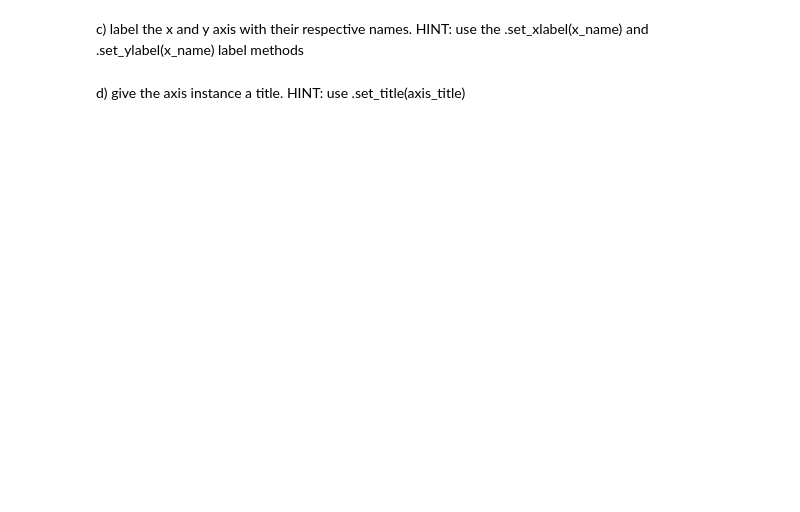
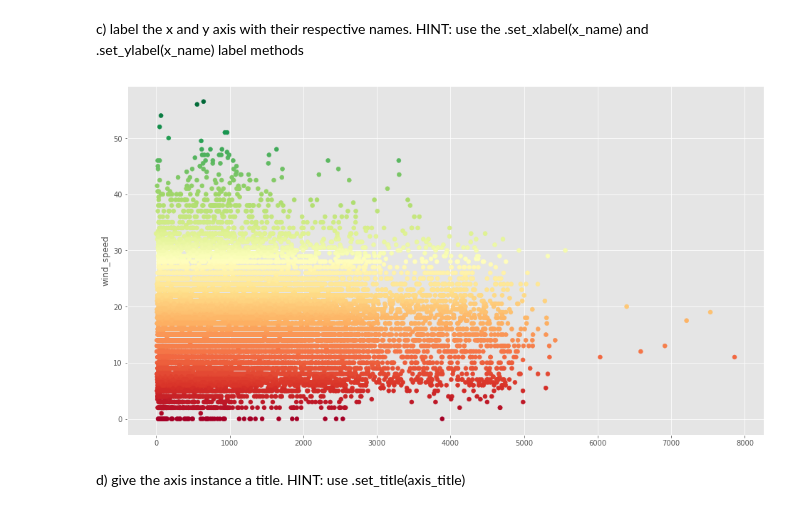
Before and after one commit to ramiejleh/ReDi_DataAnalytics_Repo, a Jupyter notebook: lesson05/exercises/exercises_visualisation.ipynb, the cells around one changed output. Cells and saved outputs as stored; diff of their text form; code cells hidden in the pictures; blank space fills up the shorter version.

```diff
--- a/lesson05/exercises/exercises_visualisation.ipynb
+++ b/lesson05/exercises/exercises_visualisation.ipynb
@@ -38,4 +66,14 @@ b) create a scatter plot where you plot the humidity (hum) vs the real temperatu
 # %% [markdown]
 c) label the x and y axis with their respective names. HINT: use the .set_xlabel(x_name) and .set_ylabel(x_name) label methods
+# %%
+plt.style.use("ggplot")
+
+fig, ax = plt.subplots()
+ax.scatter(x=bikes["cnt"], y=bikes["wind_speed"], c=bikes["wind_speed"], cmap="RdYlGn")
+ax.set_ylabel("wind_speed")
+
+plt.show()
+# %% [output]
+[figure, added]
 # %% [markdown]
 d) give the axis instance a title. HINT: use .set_title(axis_title)
```
Also changed, not shown: parts of 6 cells of this notebook, 6 other files.
